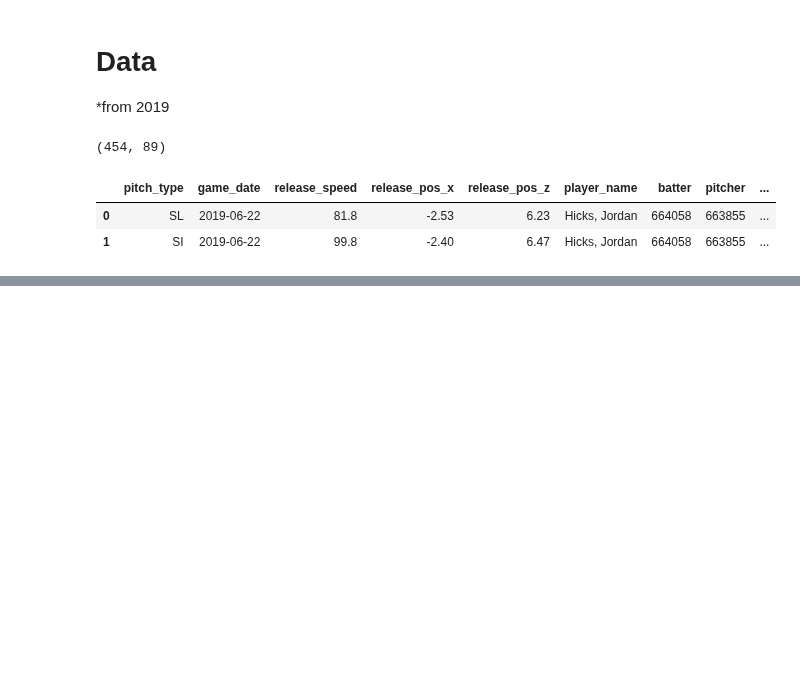
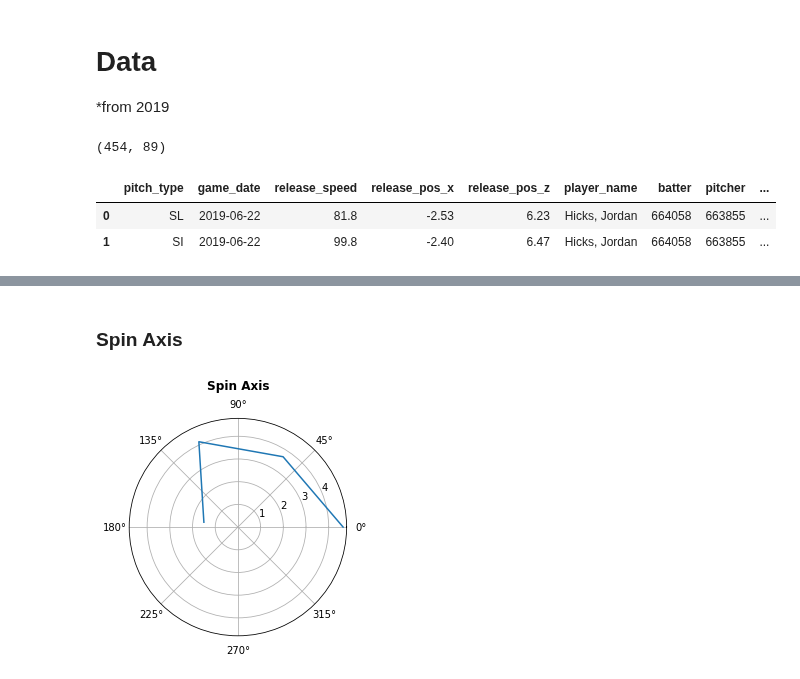
Before and after one commit to anthonyzurke/player-analysis, a Jupyter notebook: pitchers/hicks-scoutingreport.ipynb, the cells around one changed output, grey strips where cells are left out. Drawn from its saved outputs; the diff is of its cells as text; code cells hidden in the pictures; blank space fills up the shorter version.

```diff
--- a/pitchers/hicks-scoutingreport.ipynb
+++ b/pitchers/hicks-scoutingreport.ipynb
@@ -28,3 +32,6 @@ hicks.head(2)
 |  | pitch_type | game_date | release_speed | release_pos_x | release_pos_z | player_name | batter | pitcher | ... |
 | 0 | SL | 2019-06-22 | 81.8 | -2.53 | 6.23 | Hicks, Jordan | 664058 | 663855 | ... |
 | 1 | SI | 2019-06-22 | 99.8 | -2.40 | 6.47 | Hicks, Jordan | 664058 | 663855 | ... |
+# %%
+spin_axis = hicks.groupby(['pitch_type']).mean()
+spin_axis
@@ -30,0 +140,9 @@ hicks.head(2)
+# %% [markdown]
+### Spin Axis
+# %%
+ax = plt.subplot(polar = True)
+
+ax.plot([radians(x) for x in spin_axis['spin_axis'].values])
+ax.set_title('Spin Axis', fontdict = font_title, pad = 15);
+# %% [output]
+[figure, added]
```
Also changed, not shown: parts of 24 cells of this notebook, 1 other file.
